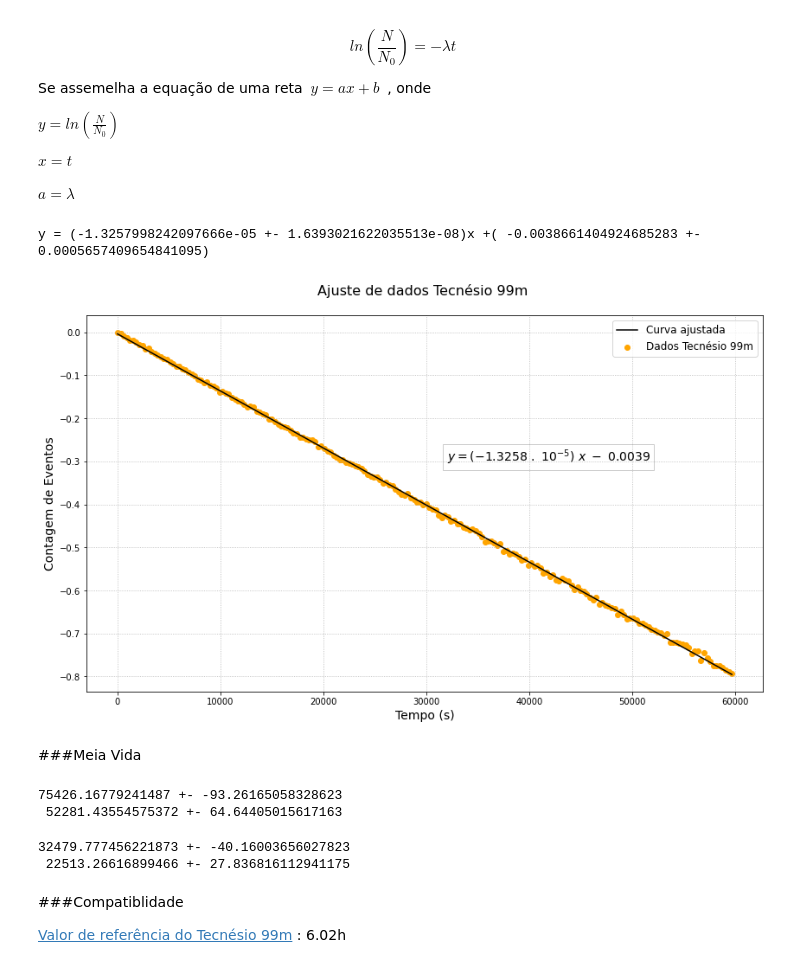
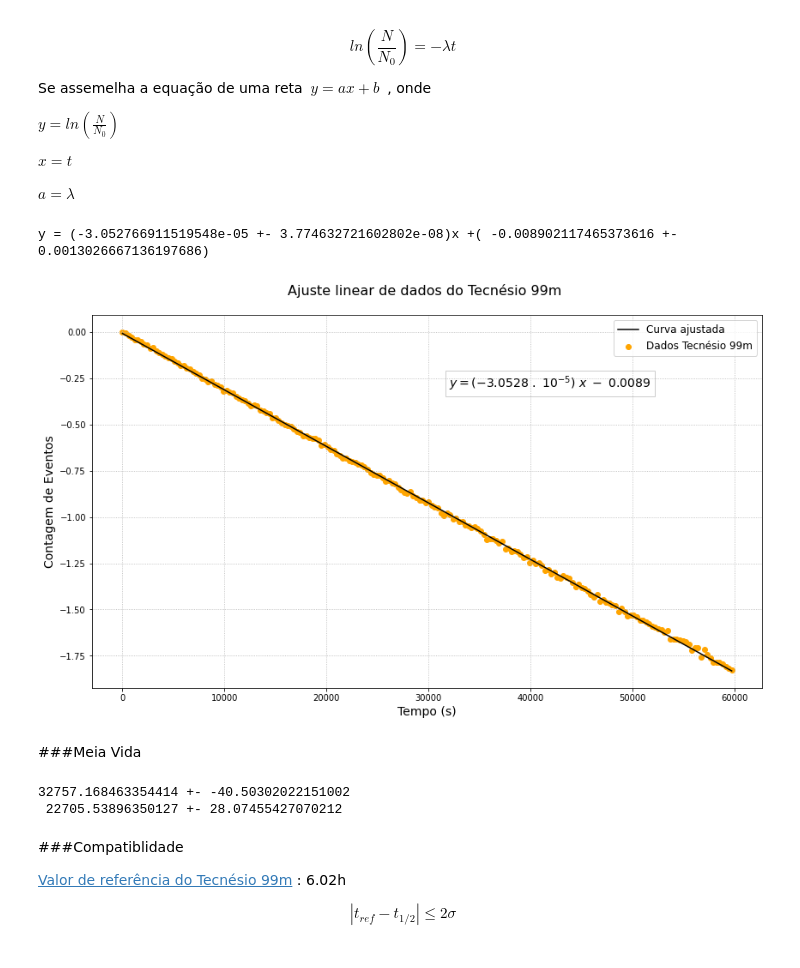
Before and after one commit to goulartsursula/DisciplinasUERJ, a Jupyter notebook: Estrutura da Materia 3/MeiaVida_Tecnesio99m.ipynb, the cells around one changed output. Drawn from its saved outputs; the diff is of its cells as text; code cells hidden in the pictures.

```diff
--- a/Estrutura da Materia 3/MeiaVida_Tecnesio99m.ipynb
+++ b/Estrutura da Materia 3/MeiaVida_Tecnesio99m.ipynb
@@ -59,7 +69,7 @@ t0 = 170100
 contcor0 = 60153.644444
 data['TempoCorrigido'] = data['tempo'] -t0
 data['ContagemCorrigida'] = (data['contagem'] - media_bk)/contcor0
-data['LogTaxaMedia'] = np.log10(data['ContagemCorrigida'])
+data['LogTaxaMedia'] = np.log(data['ContagemCorrigida'])
 
 data.head()
 # %% [output]
@@ -158,20 +169,20 @@ def lsq_sq(x, y):
 
 parametros = lsq_sq(x, y)
 # %% [output]
-y = (-1.3257998242097666e-05 +- 1.6393021622035513e-08)x +( -0.0038661404924685283 +- 0.0005657409654841095)
+y = (-3.052766911519548e-05 +- 3.774632721602802e-08)x +( -0.008902117465373616 +- 0.0013026667136197686)
 # %%
 fig, ax = plt.subplots(1, figsize=(14,8))
 
 plt.plot(data['TempoCorrigido'], parametros[0]*data['TempoCorrigido']+parametros[2], c='black', label='Curva ajustada')
 plt.scatter(data['TempoCorrigido'], data['LogTaxaMedia'], c='orange', label='Dados Tecnésio 99m')
-plt.title('Ajuste de dados Tecnésio 99m \n', fontsize='16')
+plt.title('Ajuste linear de dados do Tecnésio 99m \n', fontsize='16')
 plt.xlabel('Tempo (s)', fontsize='14')
 plt.ylabel('Contagem de Eventos', fontsize='14')
-ax.text(32000.0, -0.3, '$y = (-1.3258 \ . \ 10^{-5}) \ x \ - \ 0.0039$',fontsize=14, bbox = dict(boxstyle='square', fc='none', ec='black',alpha=0.2))
+ax.text(32000.0, -0.3, '$y = (-3.0528 \ . \ 10^{-5}) \ x \ - \ 0.0089$',fontsize=14, bbox = dict(boxstyle='square', fc='none', ec='black',alpha=0.2))
 plt.legend(fontsize='12')
 plt.grid(linestyle='dotted')
 # %% [output]
-[figure, old version]
+[figure, new version]
 # %% [markdown]
 ###Meia Vida
 # %%
@@ -183,23 +194,14 @@ erro_meiavida = np.sqrt(np.power(np.log(2), 2) * np.power(erro_tau, 2))
 
 print(tau, '+-', erro_tau,'\n', meiavida, '+-', erro_meiavida)
 # %% [output]
-75426.16779241487 +- -93.26165058328623
- 52281.43554575372 +- 64.64405015617163
+32757.168463354414 +- -40.50302022151002
+ 22705.53896350127 +- 28.07455427070212
-# %%
-tau = abs(1/(popt_tc[1]))
-erro_tau = (parametros[1]/parametros[0]) * tau
-
-meiavida = abs(np.log(2) * tau)
-erro_meiavida = np.sqrt(np.power(np.log(2), 2) * np.power(erro_tau, 2))
-
-print(tau, '+-', erro_tau,'\n', meiavida, '+-', erro_meiavida)
-# %% [output]
-32479.777456221873 +- -40.16003656027823
- 22513.26616899466 +- 27.836816112941175
 # %% [markdown]
 ###Compatiblidade
 
 [Valor de referência do Tecnésio 99m](https://ehs.stanford.edu/reference/tc-99m-radionuclide-fact-sheet) : 6.02h
+
+ $$|t_{ref} - t_{1/2}| \leq 2  \sigma$$
 # %%
 meiavida_ref = 21672.0
 
```
Also changed, not shown: parts of 7 cells of this notebook.
